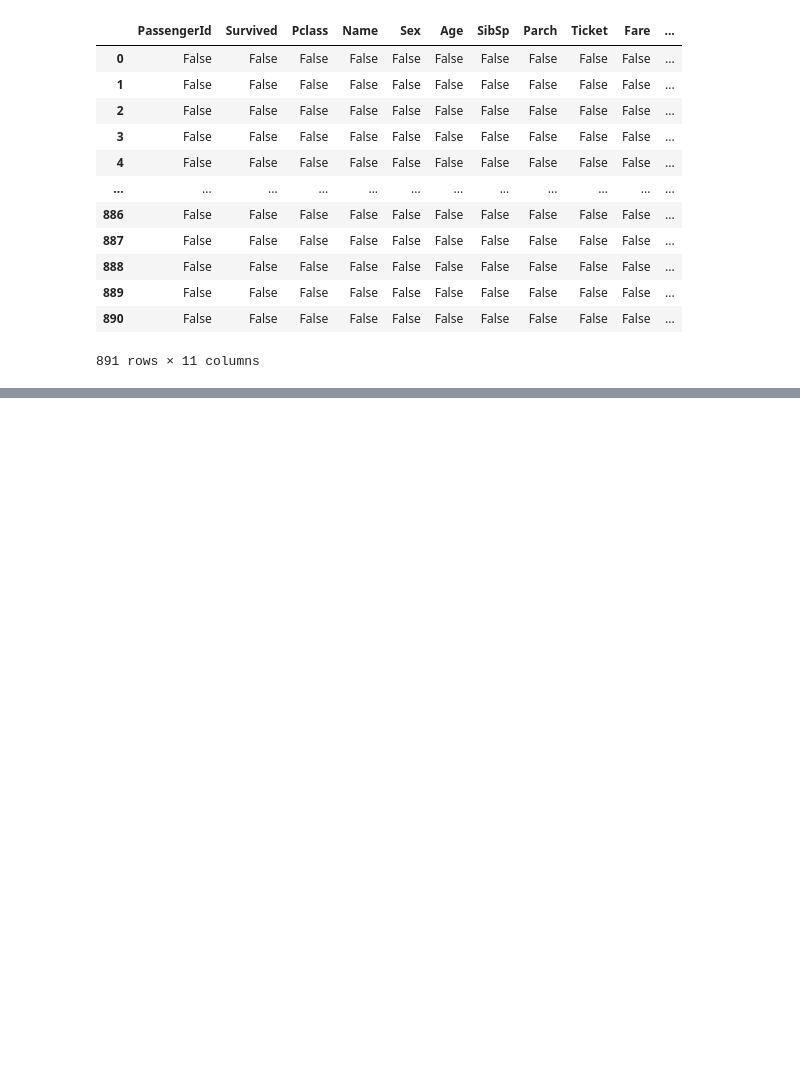
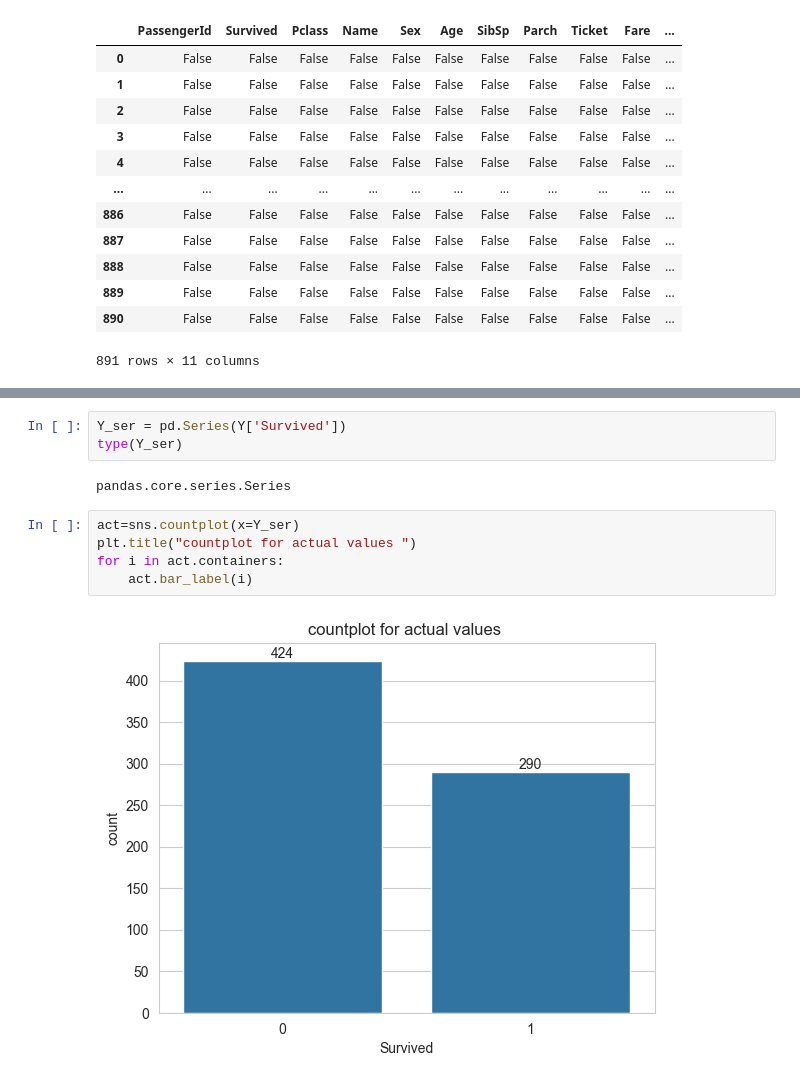
Before and after one commit to MdEhtesham2004/Exploratory-Data-Analysis, a Jupyter notebook: titanic_dataset(EDA)/main.ipynb, the cells around one changed output, grey strips where cells are left out. Drawn from its saved outputs; the diff is of its cells as text; blank space fills up the shorter version.

```diff
--- a/titanic_dataset(EDA)/main.ipynb
+++ b/titanic_dataset(EDA)/main.ipynb
@@ -194,0 +370,12 @@ train.isnull()
+# %%
+Y_ser = pd.Series(Y['Survived'])
+type(Y_ser)
+# %% [output]
+pandas.core.series.Series
+# %%
+act=sns.countplot(x=Y_ser)
+plt.title("countplot for actual values ")
+for i in act.containers:
+    act.bar_label(i)
+# %% [output]
+[figure, added]
```
Also changed, not shown: parts of 21 cells of this notebook.
